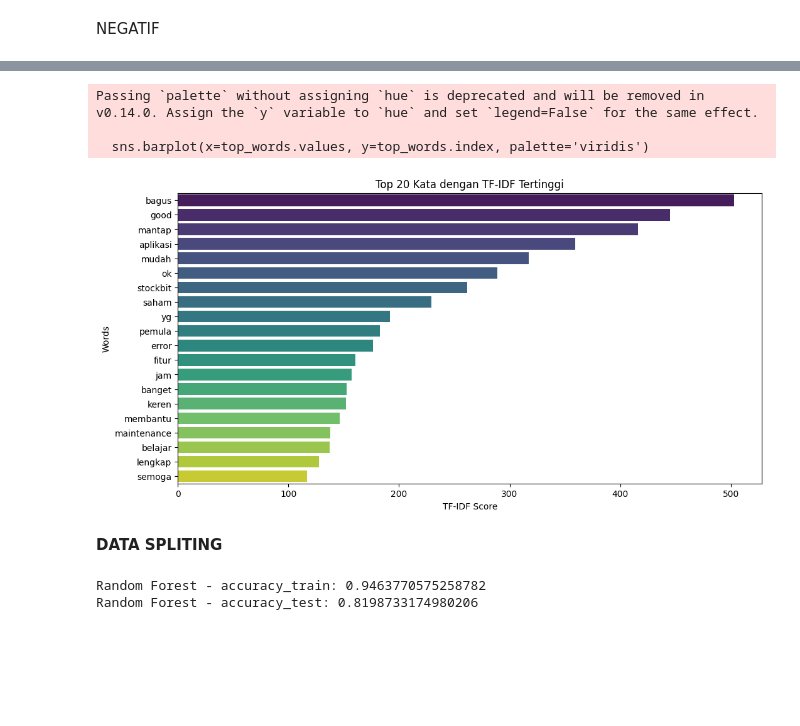
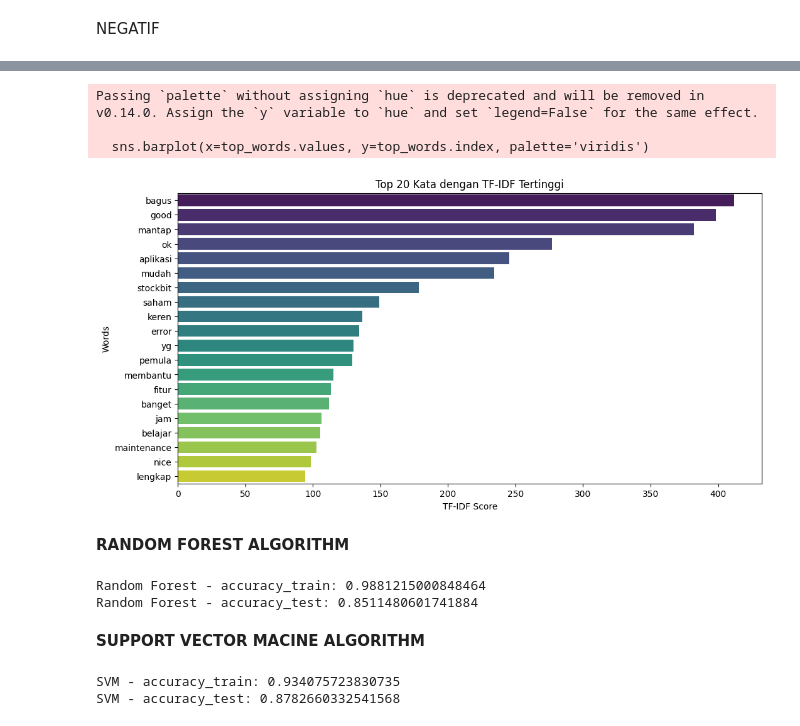
Before and after one commit to DhavaAdePratama/AnalisisSentimenStockbit, a Jupyter notebook: AnalisisSentimenStockbit.ipynb, the cells around one changed output, grey strips where cells are left out. Drawn from its saved outputs; the diff is of its cells as text; code cells hidden in the pictures; blank space fills up the shorter version.

```diff
--- a/AnalisisSentimenStockbit.ipynb
+++ b/AnalisisSentimenStockbit.ipynb
@@ -467,36 +461,38 @@ else:
 # %%
 from sklearn.feature_extraction.text import TfidfVectorizer
 from sklearn.model_selection import train_test_split
 import seaborn as sns
 
 # Pisahkan data menjadi fitur (tweet) dan label (sentimen)
 X = clean_df['text_akhir']
 y = clean_df['polarity']
 
 # Ekstraksi fitur dengan TF-IDF
-tfidf = TfidfVectorizer(max_features=200, min_df=17, max_df=0.8 )
+tfidf = TfidfVectorizer(max_features=1000, min_df=1, max_df=0.5, ngram_range=(1,2))
 X_tfidf = tfidf.fit_transform(X)
 
 # Konversi hasil ekstraksi fitur menjadi dataframe
 features_df = pd.DataFrame(X_tfidf.toarray(), columns=tfidf.get_feature_names_out())
 
 # Ambil 20 kata dengan skor TF-IDF tertinggi
 top_words = features_df.sum().sort_values(ascending=False).head(20)
 
 # Plot bar chart
 plt.figure(figsize=(12, 6))
 sns.barplot(x=top_words.values, y=top_words.index, palette='viridis')
 plt.xlabel('TF-IDF Score')
 plt.ylabel('Words')
 plt.title('Top 20 Kata dengan TF-IDF Tertinggi')
 plt.show()
+# Konversi hasil ekstraksi fitur menjadi dataframe
+features_df = pd.DataFrame(X_tfidf.toarray(), columns=tfidf.get_feature_names_out())
 # %% [output]
 Passing `palette` without assigning `hue` is deprecated and will be removed in v0.14.0. Assign the `y` variable to `hue` and set `legend=False` for the same effect.
 
   sns.barplot(x=top_words.values, y=top_words.index, palette='viridis')
-[figure, old version]
+[figure, new version]
-# %% [markdown]
-**DATA SPLITING**
+# %% [markdown]
+**RANDOM FOREST ALGORITHM**
 # %%
 from sklearn.ensemble import RandomForestClassifier
 
@@ -521,7 +517,35 @@ accuracy_test_rf = accuracy_score(y_pred_test_rf, y_test)
 print('Random Forest - accuracy_train:', accuracy_train_rf)
 print('Random Forest - accuracy_test:', accuracy_test_rf)
 # %% [output]
-Random Forest - accuracy_train: 0.9463770575258782
-Random Forest - accuracy_test: 0.8198733174980206
+Random Forest - accuracy_train: 0.9881215000848464
+Random Forest - accuracy_test: 0.8511480601741884
+# %% [markdown]
+**SUPPORT VECTOR MACINE ALGORITHM**
+# %%
+from sklearn.svm import SVC
+
+# Bagi data menjadi data latih dan data uji
+X_train, X_test, y_train, y_test = train_test_split(X_tfidf, y, test_size=0.2, random_state=42)
+
+# Membuat objek model SVM dengan kernel linear
+svm_model = SVC(kernel='linear', C=1.0)
+
+# Melatih model SVM pada data pelatihan
+svm_model.fit(X_train, y_train)
+
+# Prediksi sentimen pada data pelatihan dan data uji
+y_pred_train_svm = svm_model.predict(X_train)
+y_pred_test_svm = svm_model.predict(X_test)
+
+# Evaluasi akurasi model SVM
+accuracy_train_svm = accuracy_score(y_pred_train_svm, y_train)
+accuracy_test_svm = accuracy_score(y_pred_test_svm, y_test)
+
+# Menampilkan akurasi
+print('SVM - accuracy_train:', accuracy_train_svm)
+print('SVM - accuracy_test:', accuracy_test_svm)
+# %% [output]
+SVM - accuracy_train: 0.934075723830735
+SVM - accuracy_test: 0.8782660332541568
 # %%
 !pip freeze > requirements.txt
```
Also changed, not shown: parts of 6 cells of this notebook.
